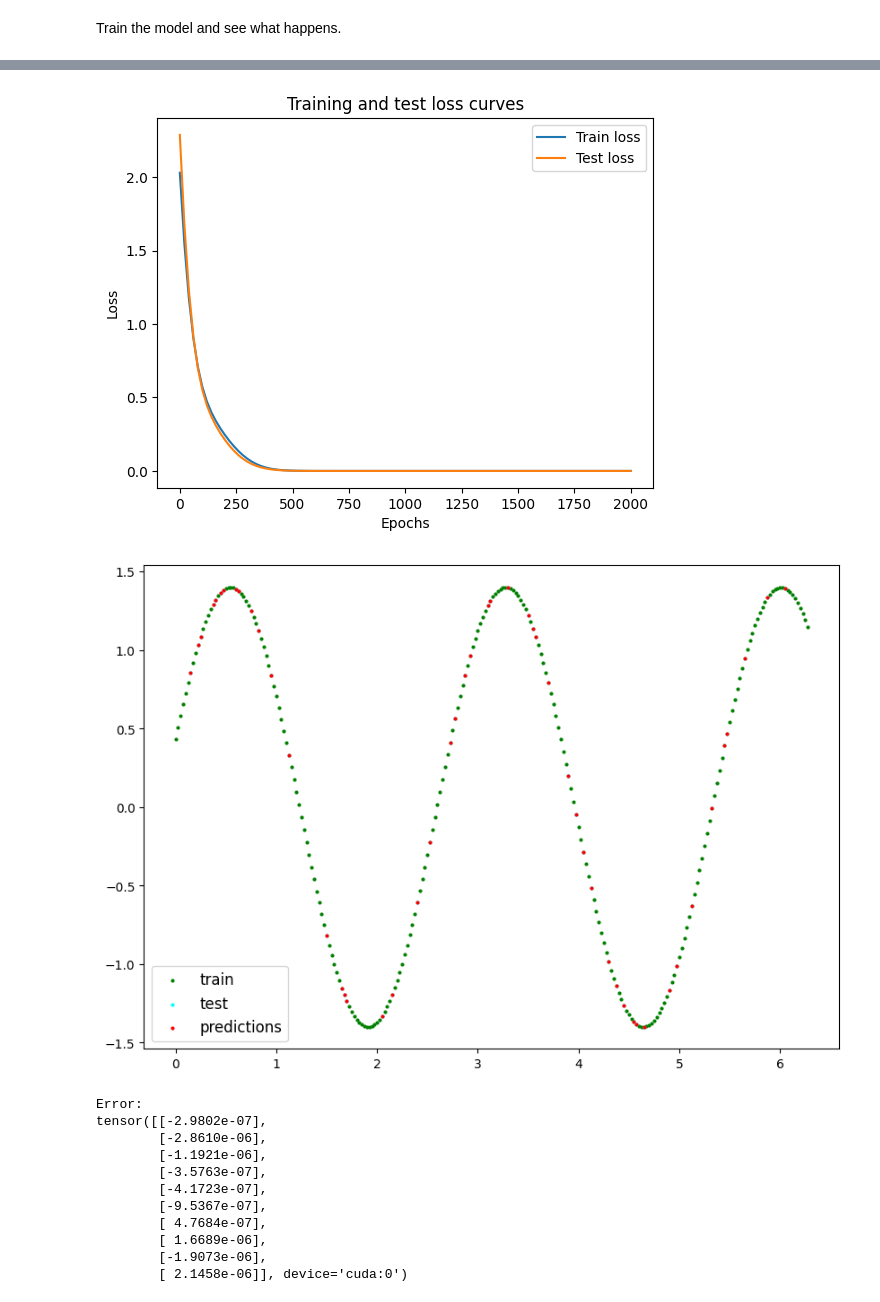
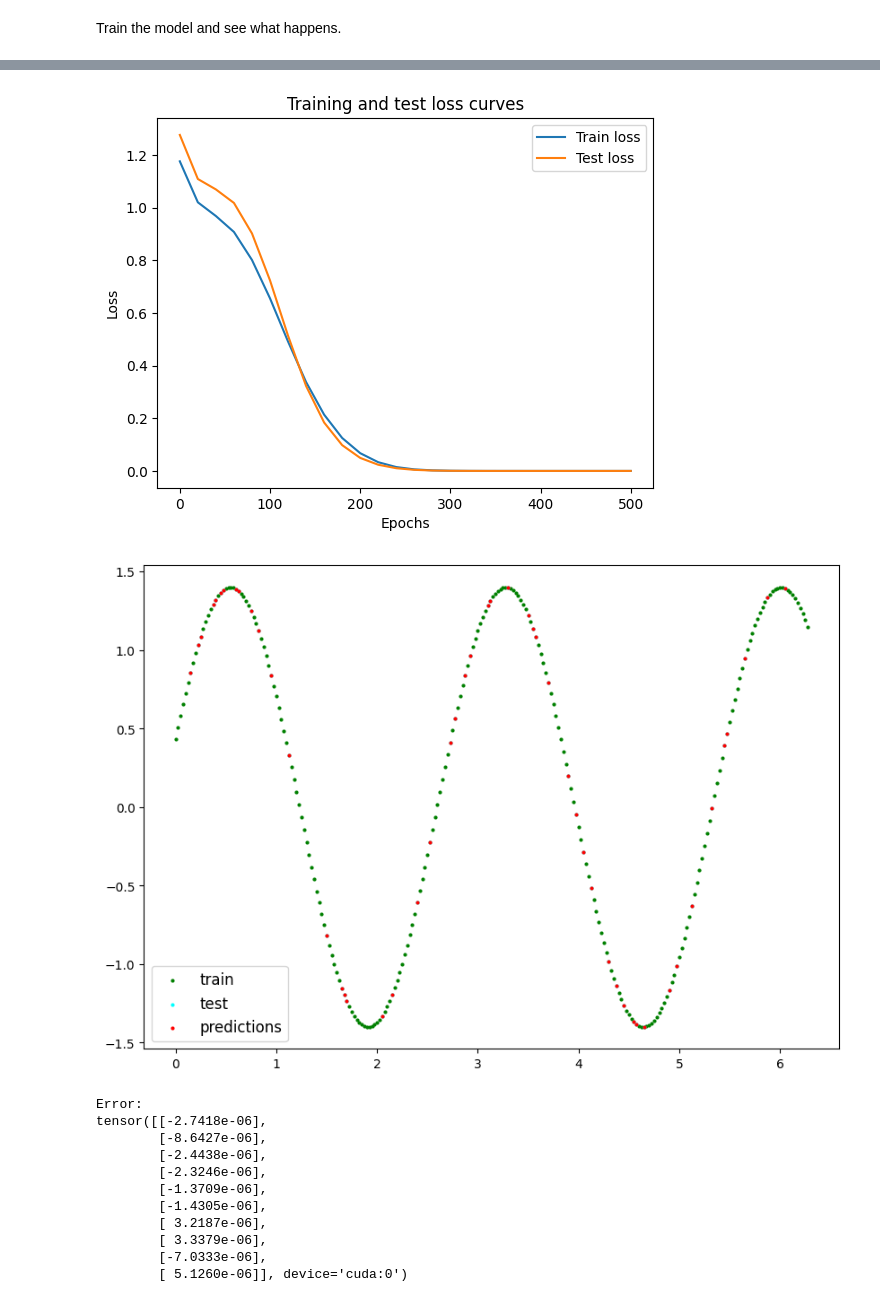
Before and after one commit to ingo2/ai_krams, a Jupyter notebook: hello_pytorch/more_regression.ipynb, the cells around one changed output, grey strips where cells are left out. Drawn from its saved outputs; the diff is of its cells as text; code cells hidden in the pictures.

```diff
--- a/hello_pytorch/more_regression.ipynb
+++ b/hello_pytorch/more_regression.ipynb
@@ -139,7 +139,7 @@ while True:
         lr=0.01,
     )
 
-    epochs = 2_000
+    epochs = 500
 
     # Send the model to the target device (GPU or CPU).
     model_0.to(device)
@@ -163,7 +163,7 @@ while True:
 
         # Print out what's happening.
         with torch.inference_mode():
-            if epoch % 20 == 0:
+            if epoch % 50 == 0:
                 epoch_count.append(epoch)
                 train_loss_values.append(loss.detach().cpu().numpy())
                 test_loss_values.append(test_loss.detach().cpu().numpy())
@@ -213,15 +213,15 @@ Converged after 4 attempts.
 Final model parameters:
 OrderedDict({'a': tensor([1.4000], device='cuda:0'), 'b': tensor([-2.3000], device='cuda:0'), 'c': tensor([2.8274], device='cuda:0')})
-[figure, old version]
+[figure, new version]
 [figure]
 Error:
-tensor([[-2.9802e-07],
-        [-2.8610e-06],
-        [-1.1921e-06],
-        [-3.5763e-07],
-        [-4.1723e-07],
-        [-9.5367e-07],
-        [ 4.7684e-07],
-        [ 1.6689e-06],
-        [-1.9073e-06],
-        [ 2.1458e-06]], device='cuda:0')
+tensor([[-2.7418e-06],
+        [-8.6427e-06],
+        [-2.4438e-06],
+        [-2.3246e-06],
+        [-1.3709e-06],
+        [-1.4305e-06],
+        [ 3.2187e-06],
+        [ 3.3379e-06],
+        [-7.0333e-06],
+        [ 5.1260e-06]], device='cuda:0')
```
Also changed, not shown: parts of 2 cells of this notebook.
